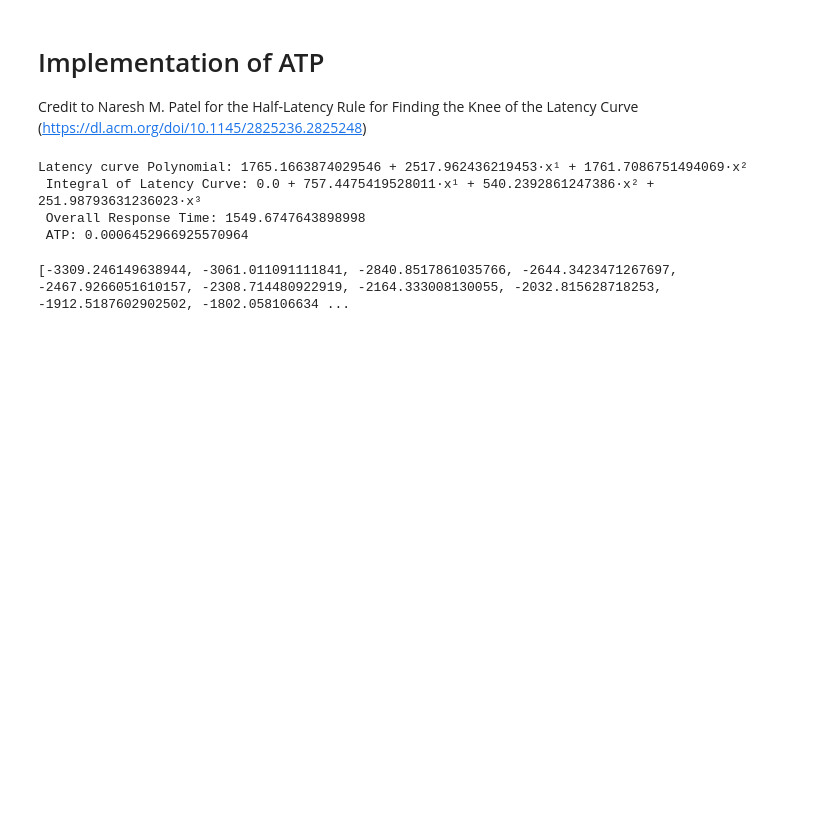
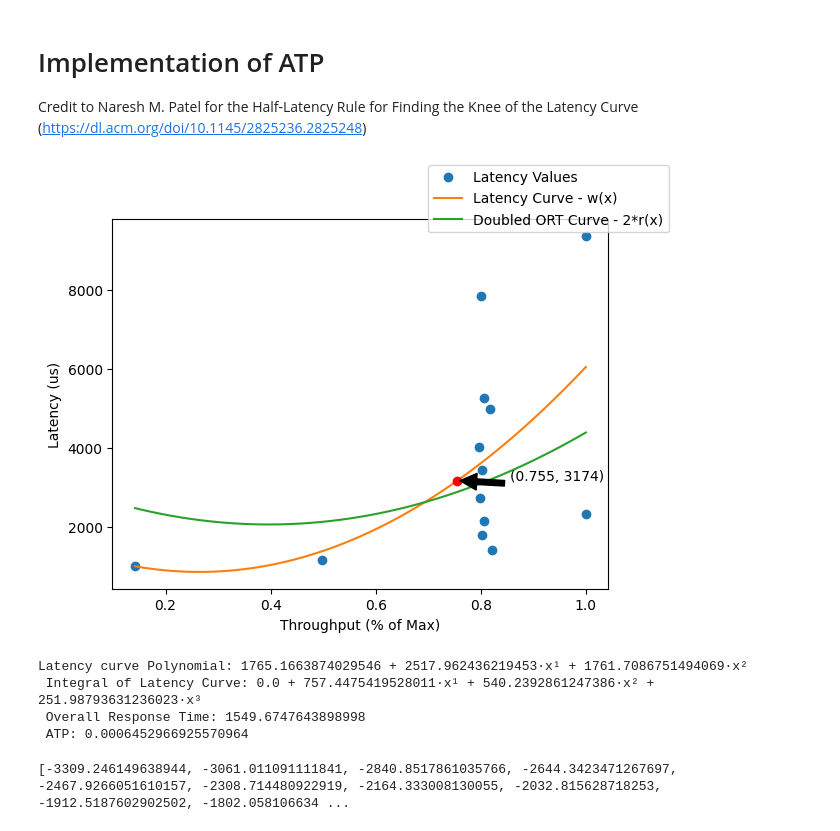
Before and after one commit to Cloud-Heroes-Forge/fio-parser, a Jupyter notebook: math.ipynb, the cells around one changed output. Drawn from its saved outputs; the diff is of its cells as text; code cells hidden in the pictures; blank space fills up the shorter version.

Commit message:
math.ipynb works now, had to use scipy

```diff
--- a/math.ipynb
+++ b/math.ipynb
@@ -12,6 +12,73 @@ throughput = example_data.total_throughput / example_data.total_throughput.max()
 latency = example_data.avg_latency
 x=0.715
 relative_important_of_throughput = 1 # alpha in the paper
+# %%
+import scipy.integrate as spi
+
+latency_curve = np.polynomial.polynomial.Polynomial.fit(x=throughput, y=latency, deg=2, w=1/throughput) # w(u)
+throughput_x_range = np.linspace(throughput.min(), throughput.max(), 1000)
+latency_mathed = latency_curve(throughput_x_range) # w(x) over the range 0,x
+
+def r(x:float , w) -> float:
+    """
+    Computes the integral (1 / x) * integral(from 0 to x) of { w(u) du }
+
+    Args:
+    x (float): upper limit of integration
+    w (function): a function that returns the value of w(u) for a given u
+
+    Returns:
+    The value of the integral
+    """
+    def integrand(u):
+        return w(u)
+
+    numerator, _ = spi.quad(integrand, 0, x)
+    denominator = x
+    return numerator / denominator
+
+response_time_vals = np.array([r(x=x, w=latency_curve) for x in throughput_x_range])
+
+# Find the value of latency_mathed at x% of the way along the line
+
+# Plot the throughput/latency curve and the response time curve
+fig, ax1 = plt.subplots()
+
+ax1.plot(throughput, latency, 'o', label='Latency Values')
+ax1.plot(throughput_x_range, latency_mathed, '-', label='Latency Curve - w(x)')
+ax1.plot(throughput_x_range, response_time_vals*2, label='Doubled ORT Curve - 2*r(x)')
+
+ax1.set_xlabel('Throughput (% of Max)')
+ax1.set_ylabel('Latency (us)')
+ax1.tick_params(axis='y')
+
+# Plot the point on the latency curve at x
+x_val = x * (throughput_x_range.max() - throughput_x_range.min()) + throughput_x_range.min()
+y_val = latency_curve(x_val)
+ax1.plot(x_val, y_val, 'ro')
+ax1.annotate(f'({x_val:.3f}, {y_val:.0f})', xy=(x_val, y_val), xytext=(x_val + .1, y_val + 0.01), arrowprops=dict(facecolor='black', shrink=0.05))
+
+# Interpolate response_time_vals onto the x-values of latency_mathed
+response_time_interp = np.interp(throughput_x_range, throughput_x_range, response_time_vals)
+
+# Find the indices of the points of intersection
+intersection_indices = np.where(np.isclose(latency_mathed, response_time_interp))
+
+# Extract the x and y values of the intersection points
+intersection_x_vals = throughput_x_range[intersection_indices]
+intersection_y_vals = latency_mathed[intersection_indices]
+
+
+# ax2 = ax1.twinx()
+
+# ax1.plot(throughput_x_range, response_time_vals, label='ORT Curve - r(x)')
+# ax2.set_ylabel('Response Time (ms)')
+# ax2.tick_params(axis='y')
+
+fig.legend(loc='upper right')
+# plt.show()
+# %% [output]
+[figure, added]
 # %%
 
 latency_curve = np.polynomial.polynomial.Polynomial.fit(x=throughput, y=latency, deg=2, w=1/throughput) # w(x) in the paper
```
Also changed, not shown: parts of 1 cell of this notebook.
